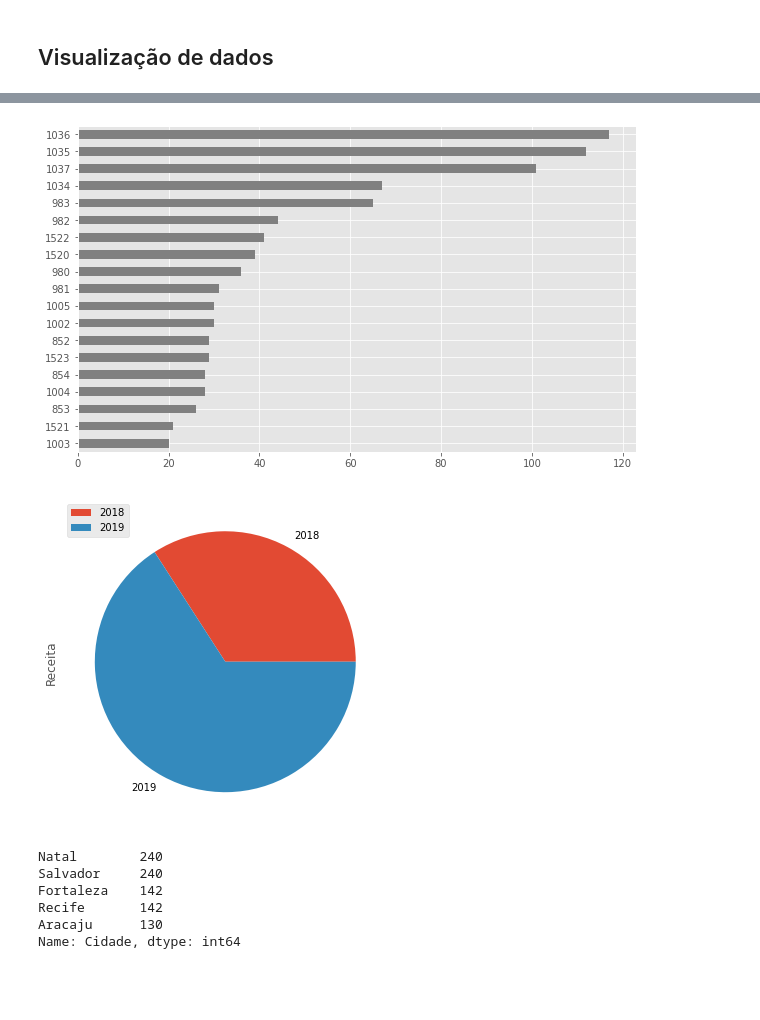
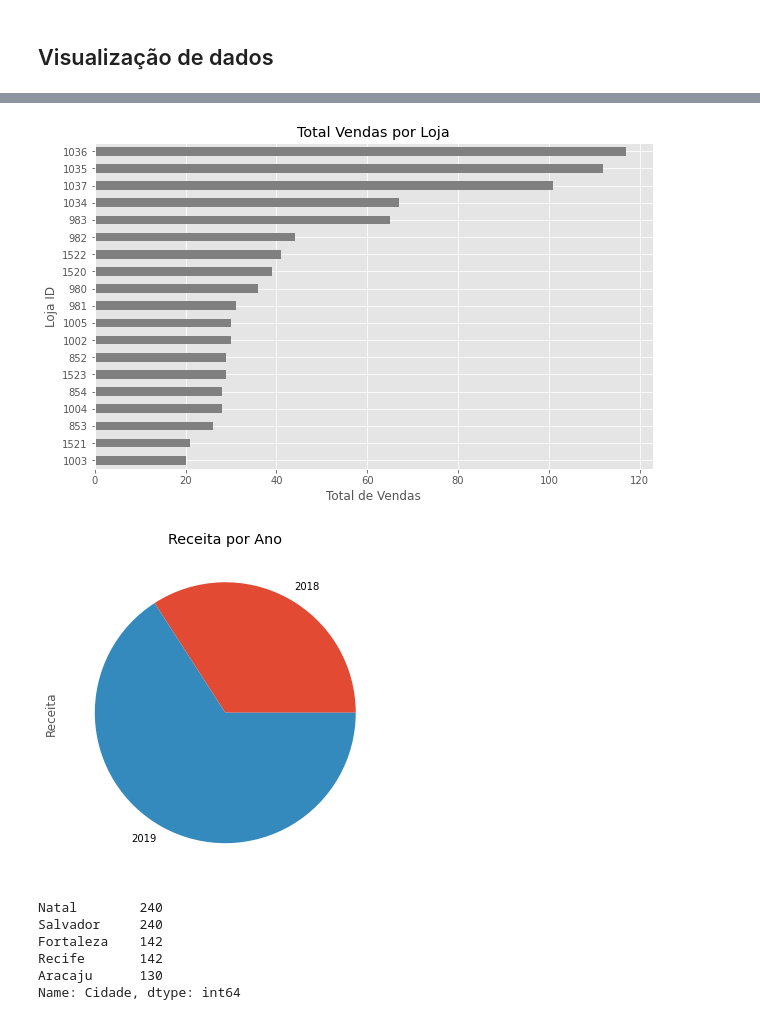
Before and after one commit to JulianoMata/curso_alura_estatistica_python, a Jupyter notebook: Notebooks/Introducao_Pandas.ipynb, the cells around one changed output, grey strips where cells are left out. Drawn from its saved outputs; the diff is of its cells as text; code cells hidden in the pictures; blank space fills up the shorter version.

```diff
--- a/Notebooks/Introducao_Pandas.ipynb
+++ b/Notebooks/Introducao_Pandas.ipynb
@@ -388,14 +394,17 @@ df_principal["LojaID"].value_counts().plot.barh(color = "green", figsize=(10, 6)
 # %%
 # Gráfico de barras horizontais
-df_principal["LojaID"].value_counts(ascending = True).plot.barh(color = "gray", figsize=(10, 6));
+df_principal["LojaID"].value_counts(ascending = True).plot.barh(color = "gray", figsize=(10, 6))
+plt.title("Total Vendas por Loja")
+plt.xlabel("Total de Vendas")
+plt.ylabel("Loja ID");
 # %% [output]
-[figure, old version]
+[figure, new version]
 # %%
 # Gráfico de Pizza
 df_principal.groupby(df_principal["Data"].dt.year)["Receita"].sum().plot.pie(figsize=(10, 6))
-plt.legend();
+plt.title("Receita por Ano");
 # %% [output]
-[figure, old version]
+[figure, new version]
 # %%
 # Total vendas por cidade
 df_principal["Cidade"].value_counts()
```
Also changed, not shown: parts of 5 cells of this notebook.
